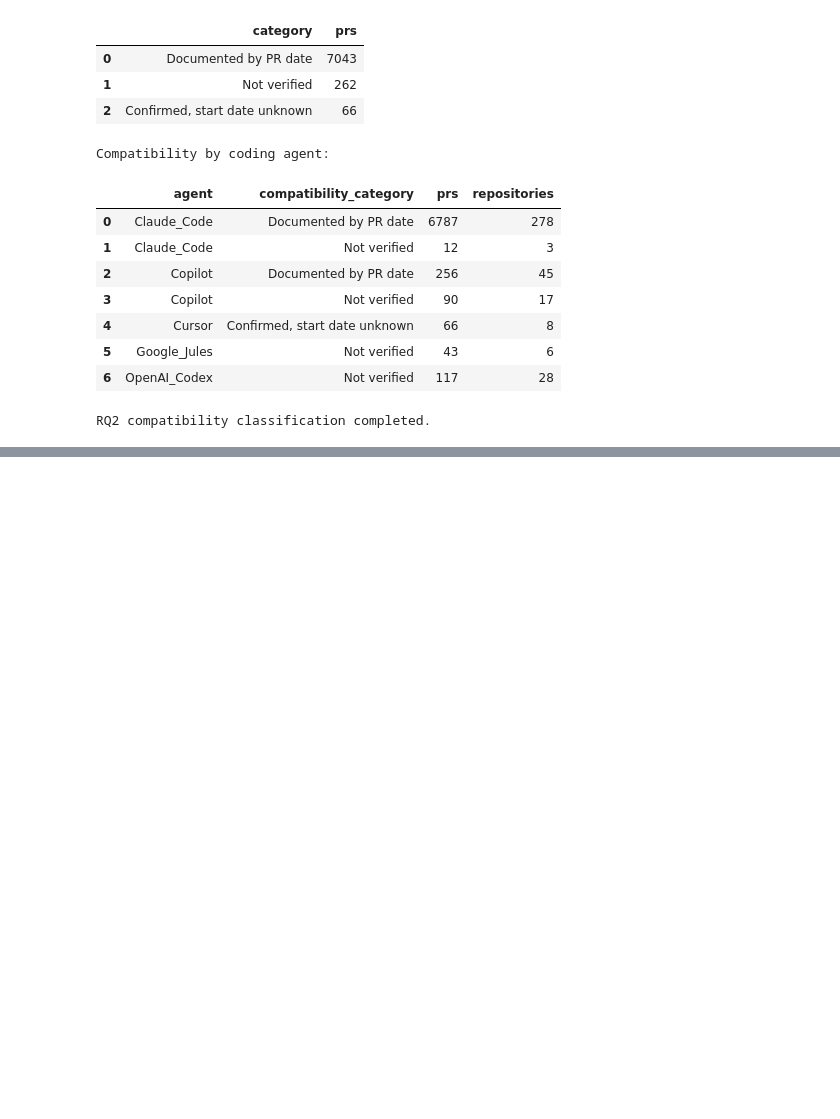
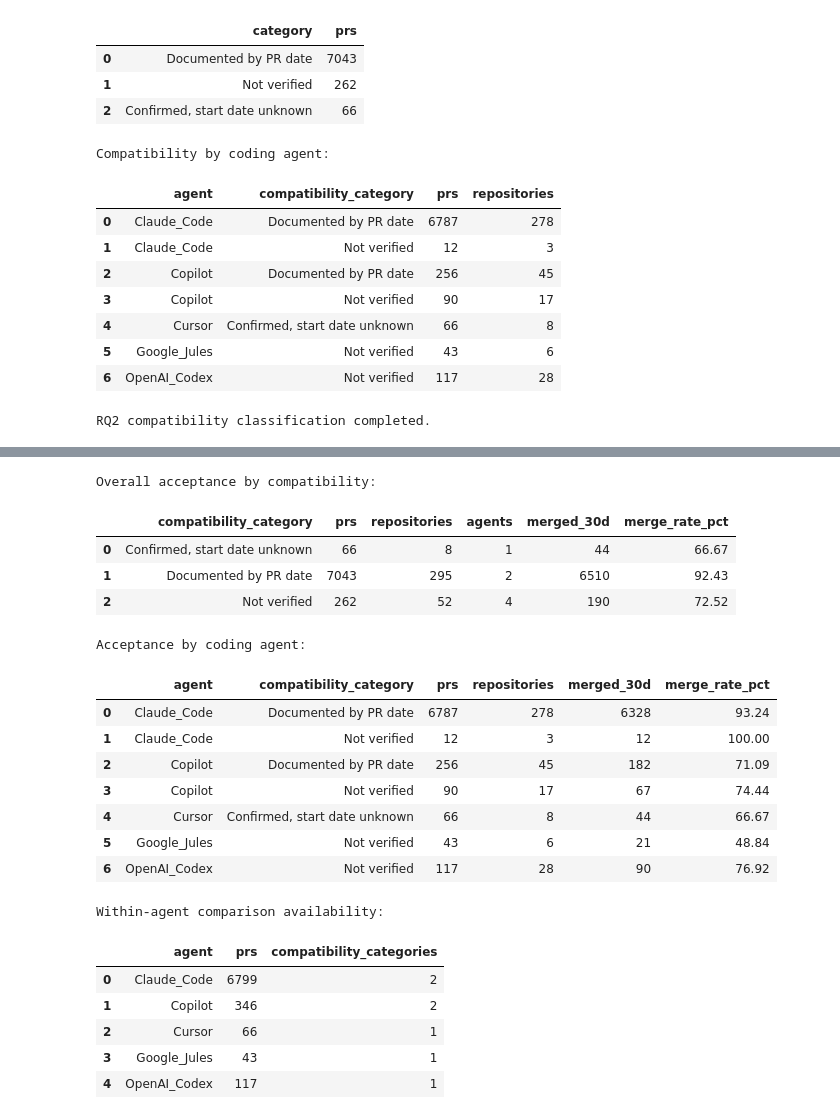
Before and after one commit to ribarb65/agent-skills-pr-acceptance, a Jupyter notebook: notebooks/02_rq2_analysis.ipynb, the cells around one changed output, grey strips where cells are left out. Cells and saved outputs as stored; diff of their text form; code cells hidden in the pictures; blank space fills up the shorter version.

```diff
--- a/notebooks/02_rq2_analysis.ipynb
+++ b/notebooks/02_rq2_analysis.ipynb
@@ -525,0 +546,79 @@ RQ2 compatibility classification completed.
+# %%
+
+compatibility_results = rq2_compatibility.groupby(
+    "compatibility_category"
+).agg(
+    prs=("pr_id", "count"),
+    repositories=("repo", "nunique"),
+    agents=("agent", "nunique"),
+    merged_30d=("merged_30d", "sum")
+).reset_index()
+
+compatibility_results["merge_rate_pct"] = (
+    100 * compatibility_results["merged_30d"]
+    / compatibility_results["prs"]
+)
+
+print("Overall acceptance by compatibility:")
+display(compatibility_results.round(2))
+
+agent_results = rq2_compatibility.groupby(
+    ["agent", "compatibility_category"]
+).agg(
+    prs=("pr_id", "count"),
+    repositories=("repo", "nunique"),
+    merged_30d=("merged_30d", "sum")
+).reset_index()
+
+agent_results["merge_rate_pct"] = (
+    100 * agent_results["merged_30d"]
+    / agent_results["prs"]
+)
+
+print("\nAcceptance by coding agent:")
+display(
+    agent_results.sort_values(
+        ["agent", "compatibility_category"]
+    ).round(2)
+)
+
+agent_overlap = rq2_compatibility.groupby(
+    "agent"
+).agg(
+    prs=("pr_id", "count"),
+    compatibility_categories=("compatibility_category", "nunique")
+).reset_index()
+
+print("\nWithin-agent comparison availability:")
+display(agent_overlap)
+
+print(
+    "\nAgents with multiple compatibility categories:",
+    (agent_overlap["compatibility_categories"] >= 2).sum()
+)
+
+assert compatibility_results["prs"].sum() == len(rq2_post_prs)
+
+print("\nCompatibility acceptance analysis completed.")
+# %% [output]
+Overall acceptance by compatibility:
+|  | compatibility_category | prs | repositories | agents | merged_30d | merge_rate_pct |
+| 0 | Confirmed, start date unknown | 66 | 8 | 1 | 44 | 66.67 |
+| 1 | Documented by PR date | 7043 | 295 | 2 | 6510 | 92.43 |
+| 2 | Not verified | 262 | 52 | 4 | 190 | 72.52 |
+Acceptance by coding agent:
+|  | agent | compatibility_category | prs | repositories | merged_30d | merge_rate_pct |
+| 0 | Claude_Code | Documented by PR date | 6787 | 278 | 6328 | 93.24 |
+| 1 | Claude_Code | Not verified | 12 | 3 | 12 | 100.00 |
+| 2 | Copilot | Documented by PR date | 256 | 45 | 182 | 71.09 |
+| 3 | Copilot | Not verified | 90 | 17 | 67 | 74.44 |
+| 4 | Cursor | Confirmed, start date unknown | 66 | 8 | 44 | 66.67 |
+| 5 | Google_Jules | Not verified | 43 | 6 | 21 | 48.84 |
+| 6 | OpenAI_Codex | Not verified | 117 | 28 | 90 | 76.92 |
+Within-agent comparison availability:
+|  | agent | prs | compatibility_categories |
+| 0 | Claude_Code | 6799 | 2 |
+| 1 | Copilot | 346 | 2 |
+| 2 | Cursor | 66 | 1 |
+| 3 | Google_Jules | 43 | 1 |
+| 4 | OpenAI_Codex | 117 | 1 |
```
Also changed, not shown: parts of 40 cells of this notebook.
